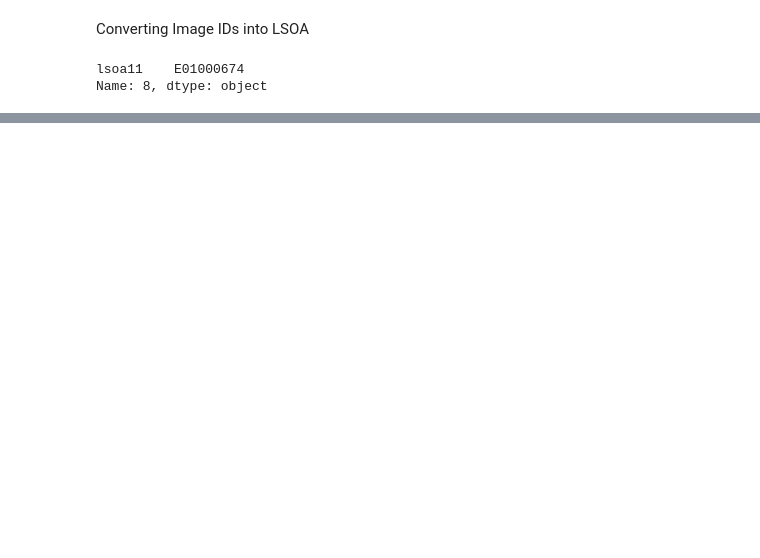
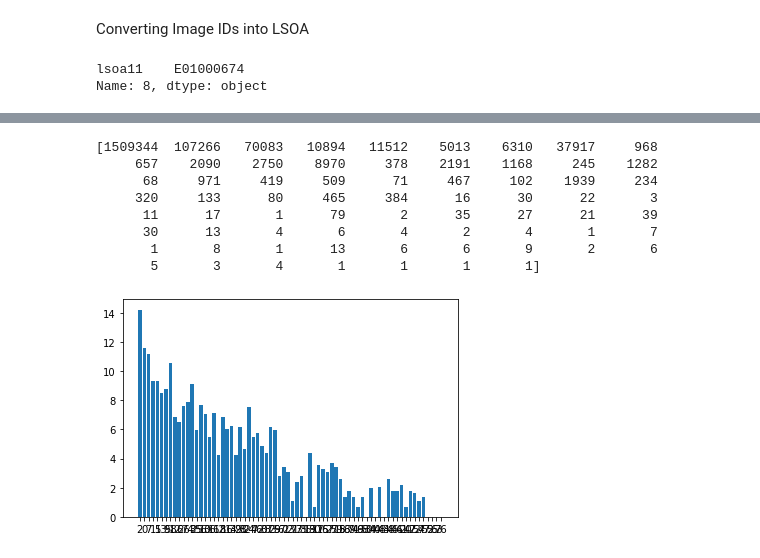
Before and after one commit to luisdrita/RoadSafety, a Jupyter notebook: main.ipynb, the cells around one changed output, grey strips where cells are left out. Drawn from its saved outputs; the diff is of its cells as text; code cells hidden in the pictures; blank space fills up the shorter version.

```diff
--- a/main.ipynb
+++ b/main.ipynb
@@ -417,0 +365,10 @@ import geopandas
+# %%
+imgId2lsoa = {}
+
+data = pd.read_csv (r'image_labels.csv')
+
+for i in range(0, data['img_id'].size):
+
+    imgId2lsoa[data['img_id'][i]] = data['lsoa11'][i]
+
+print(imgId2lsoa[8])
@@ -417,0 +400,39 @@ import geopandas
+# %%
+total_stats = {}
+
+with open('lsoa_objects_number.json') as json_file:
+    data = json.load(json_file)
+    for lsoa in data:
+        for p in data[lsoa]:
+
+            if p not in total_stats:
+                total_stats[p] = 0
+
+            total_stats[p] = total_stats[p] + int(data[lsoa][p])
+
+with open('total_stats.json', 'w') as fp:
+
+    json.dump(total_stats, fp)
+# %%
+# plt.figure(figsize = (590,300))
+
+# Categorical data: Country names
+countries = total_stats.keys()
+# Integer value interms of death counts
+print(np.array(list(total_stats.values())))
+totalDeaths = np.log(np.array(list(total_stats.values())))
+
+# Passing the parameters to the bar function, this is the main function which creates the bar plot
+plt.bar(countries, totalDeaths)
+# Displaying the bar plot
+plt.show()
+# %% [output]
+[1509344  107266   70083   10894   11512    5013    6310   37917     968
+     657    2090    2750    8970     378    2191    1168     245    1282
+      68     971     419     509      71     467     102    1939     234
+     320     133      80     465     384      16      30      22       3
+      11      17       1      79       2      35      27      21      39
+      30      13       4       6       4       2       4       1       7
+       1       8       1      13       6       6       9       2       6
+       5       3       4       1       1       1       1]
+[figure, added]
```
Also changed, not shown: parts of 33 cells of this notebook, 1 other file.
